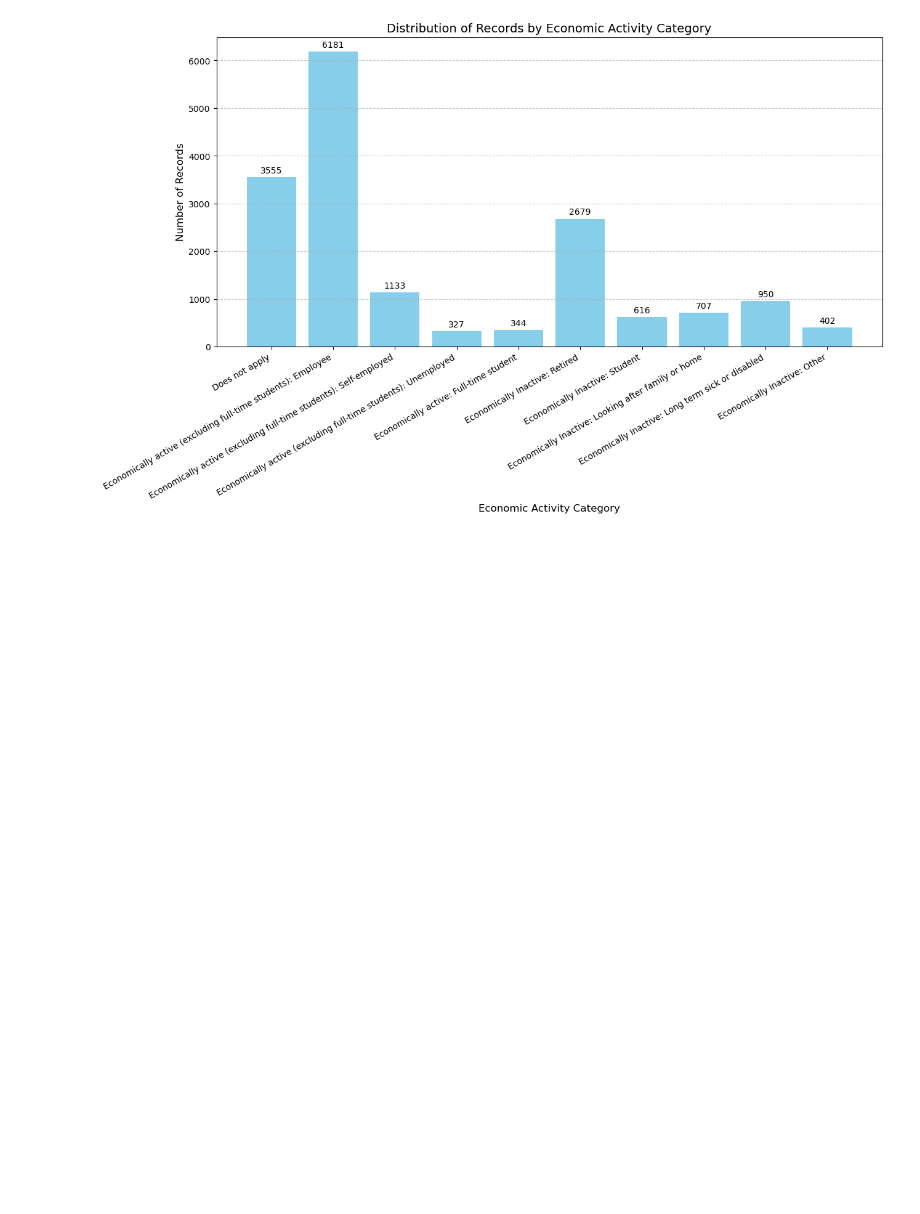
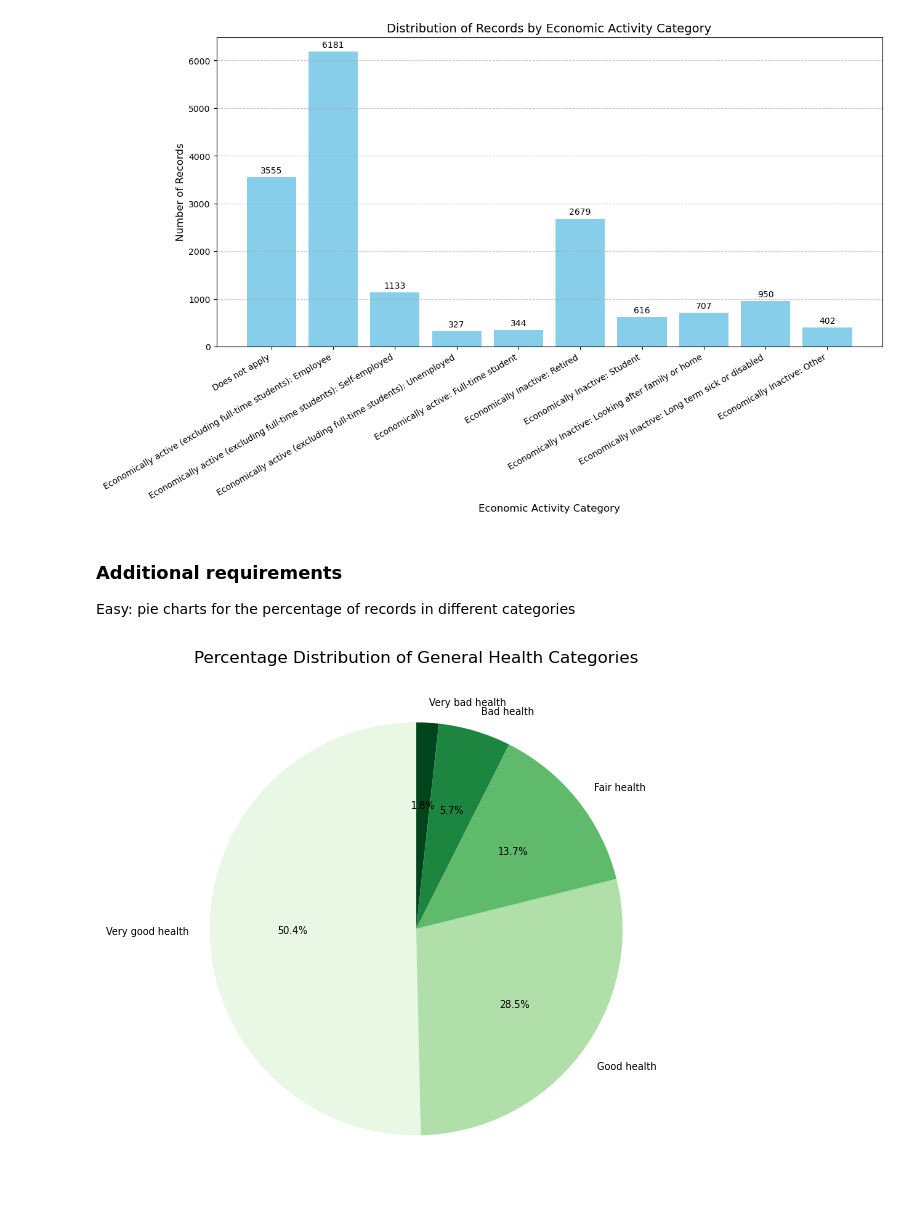
Before and after one commit to mia12reynolds/CS5002-P3, a Jupyter notebook: notebooks/data-analysis-visualisation.ipynb, the cells around one changed output. Drawn from its saved outputs; the diff is of its cells as text; code cells hidden in the pictures; blank space fills up the shorter version.

Commit message:
fulfilled easy requirement: pie charts for percentage of records in different categories

```diff
--- a/notebooks/data-analysis-visualisation.ipynb
+++ b/notebooks/data-analysis-visualisation.ipynb
@@ -214,3 +214,38 @@ for bar in bars:
 plt.show()
 # %% [output]
 [figure]
+# %% [markdown]
+### Additional requirements
+ Easy: pie charts for the percentage of records in different categories
+# %%
+# Use the functions to retrieve the mapping and get the labelled data
+column_name_health = 'HEALTH_IN_GENERAL'
+health_mapping = rd.mapping_from_dict(column_name_health, data_dict)
+health_labels, health_counts = rd.get_labels_and_counts(df_refined, column_name_health, health_mapping)
+
+green_shades = plt.cm.Greens(np.linspace(0.1, 1.0, len(health_labels)))
+# set up plot
+plt.figure(figsize=(6, 6))
+wedges, texts, autotexts = plt.pie(
+    health_counts,
+    autopct='%1.1f%%',    # Display percentage with 1dp
+    startangle=90,
+    textprops={'fontsize': 7, 'color': 'black'},
+    colors=green_shades # custom colors
+)
+plt.title(f'Percentage Distribution of General Health Categories')
+
+plt.legend(
+    wedges,
+    health_labels,
+    title="Health Category",
+    loc="center left",
+    bbox_to_anchor=(1, 0, 0.5, 1), # Anchor the legend outside the plot area
+    fontsize=10,
+    title_fontsize=12
+)
+
+plt.tight_layout()
+plt.show()
+# %% [output]
+[figure, added]
```
Also changed, not shown: parts of 2 cells of this notebook.
